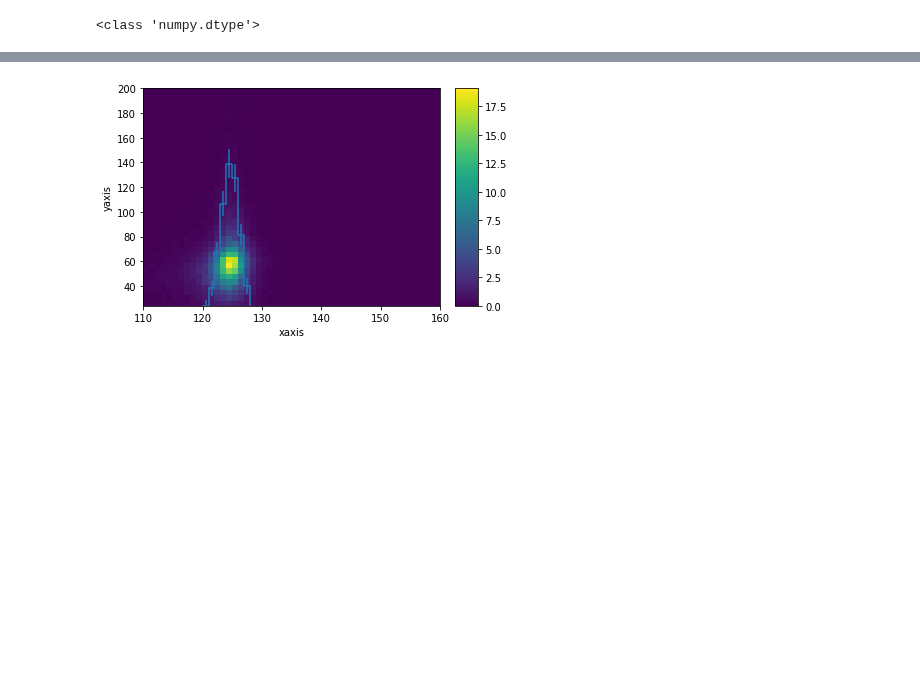
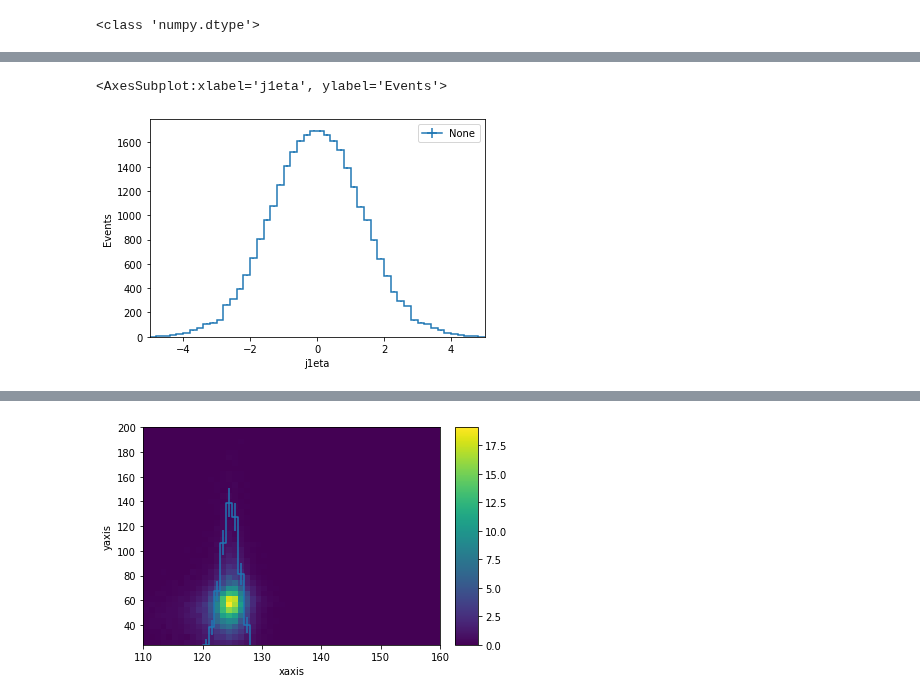
Before and after one commit to kawaho/Flavour-Violating-Coffea, a Jupyter notebook: notebooks/Coffea.ipynb, the cells around one changed output, grey strips where cells are left out. Cells and saved outputs as stored; diff of their text form; code cells hidden in the pictures; blank space fills up the shorter version.

```diff
--- a/notebooks/Coffea.ipynb
+++ b/notebooks/Coffea.ipynb
@@ -877,0 +927,5 @@ hist.plot1d(histo.integrate('ept'))#.integrate('dataset', 'GluGlu_LFV_HToEMu_M12
+# %%
+hist.plot1d(histo.integrate('dataset', 'TTTo2L2Nu'))
+# %% [output]
+<AxesSubplot:xlabel='j1eta', ylabel='Events'>
+[figure, added]
```
Also changed, not shown: parts of 8 cells of this notebook, 2 other files.
